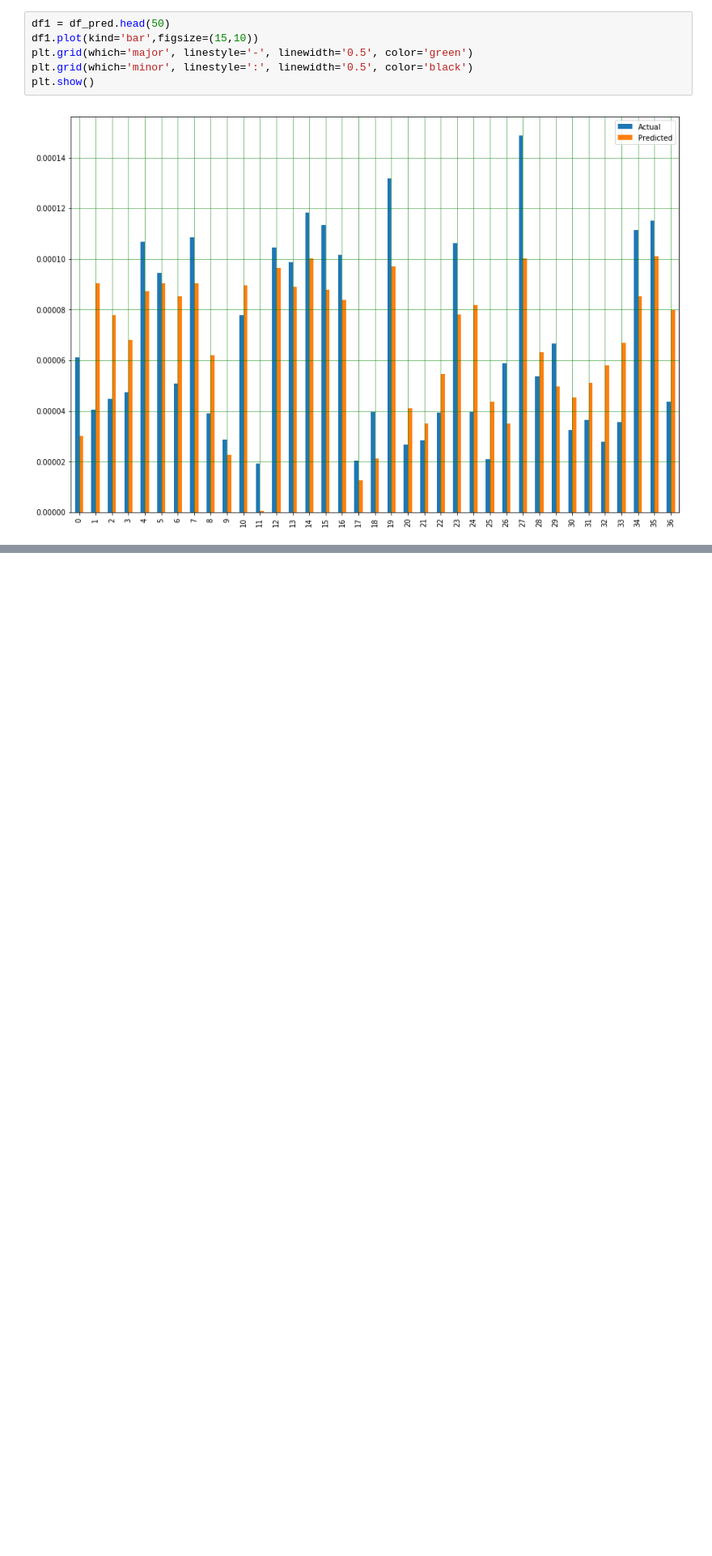
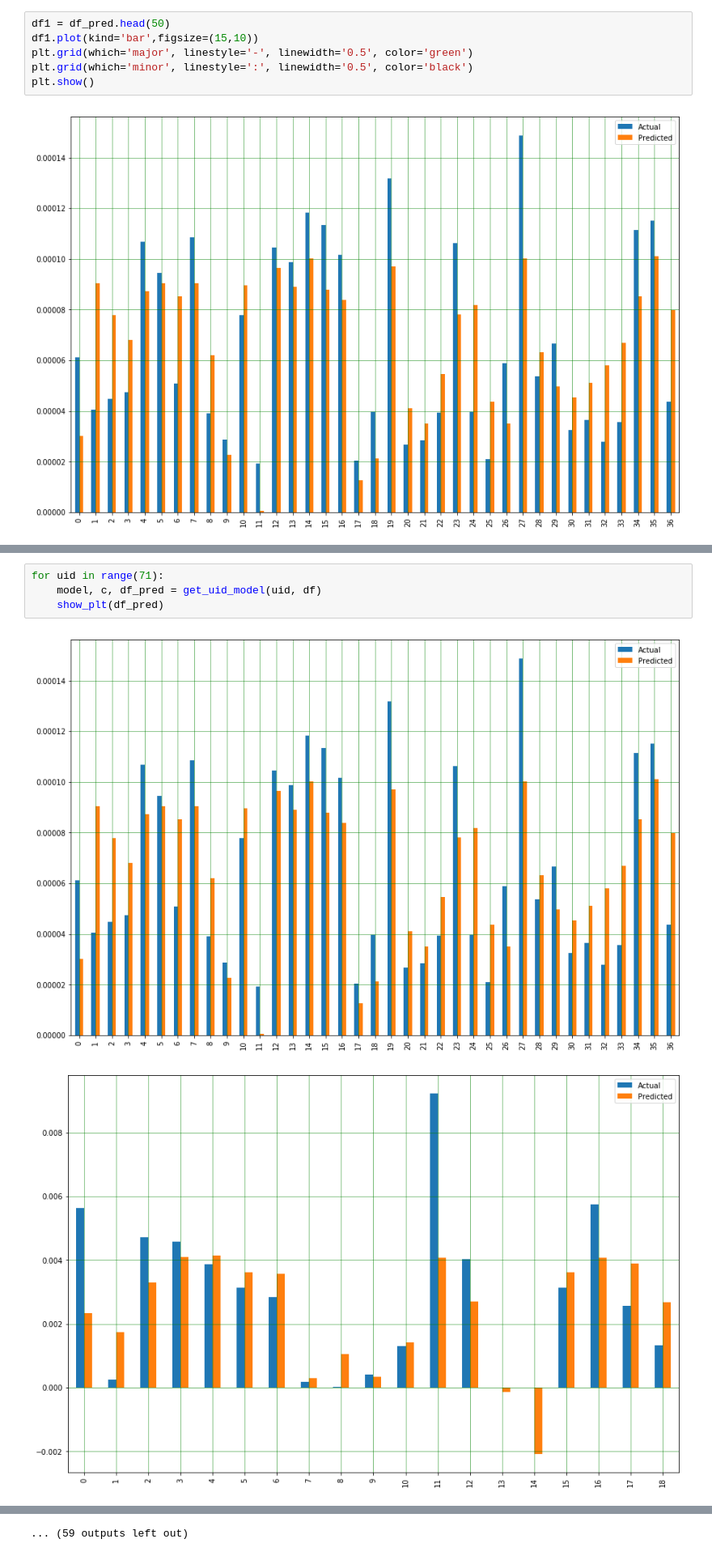
Before and after one commit to kedrboje/tst, a Jupyter notebook: mainLR.ipynb, the cells around one changed output, grey strips where cells are left out. Shown at 81% size. Cells and saved outputs as stored; diff of their text form; blank space fills up the shorter version.

```diff
--- a/mainLR.ipynb
+++ b/mainLR.ipynb
@@ -221,0 +192,7 @@ show_plt(df_pred0)
+# %%
+for uid in range(71):
+    model, c, df_pred = get_uid_model(uid, df)
+    show_plt(df_pred)
+# %% [output]
+[figure, added]
+[figure, added]
@@ -221,0 +209 @@ show_plt(df_pred0)
+... (59 outputs left out)
```
Also changed, not shown: parts of 9 cells of this notebook.
